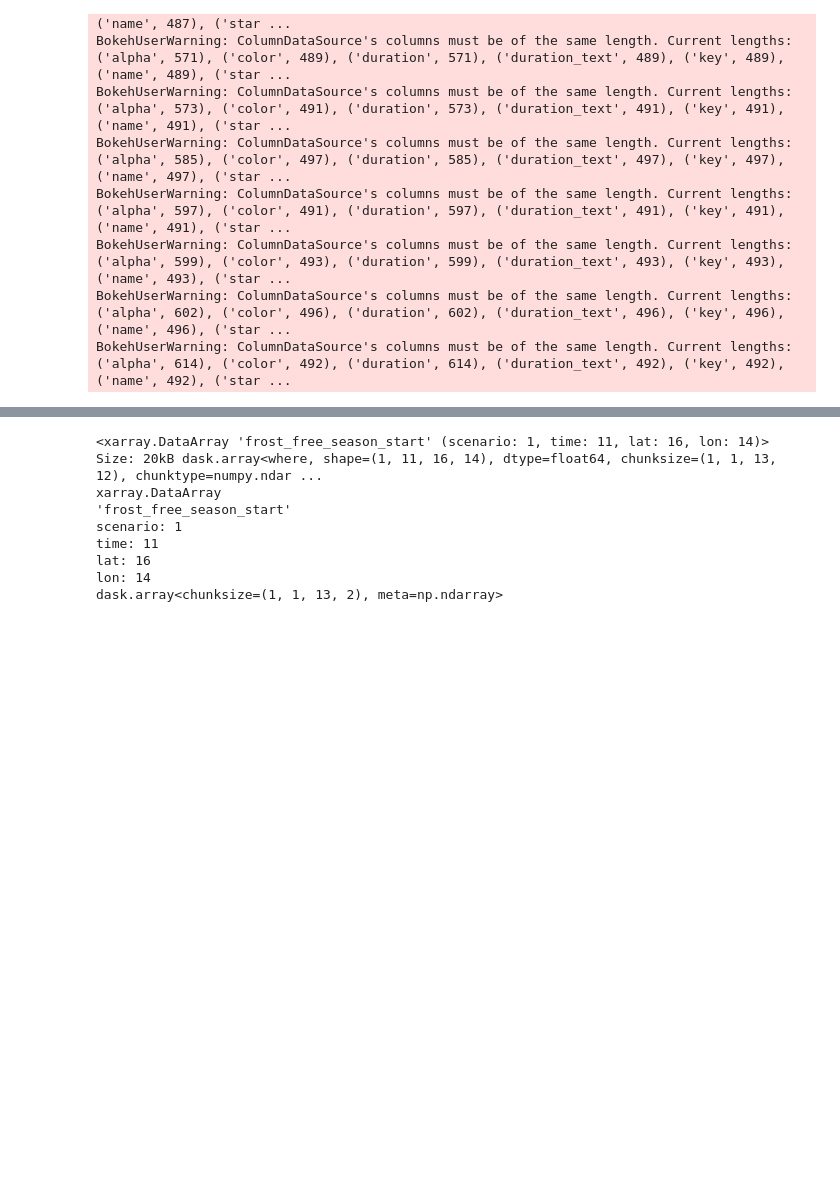
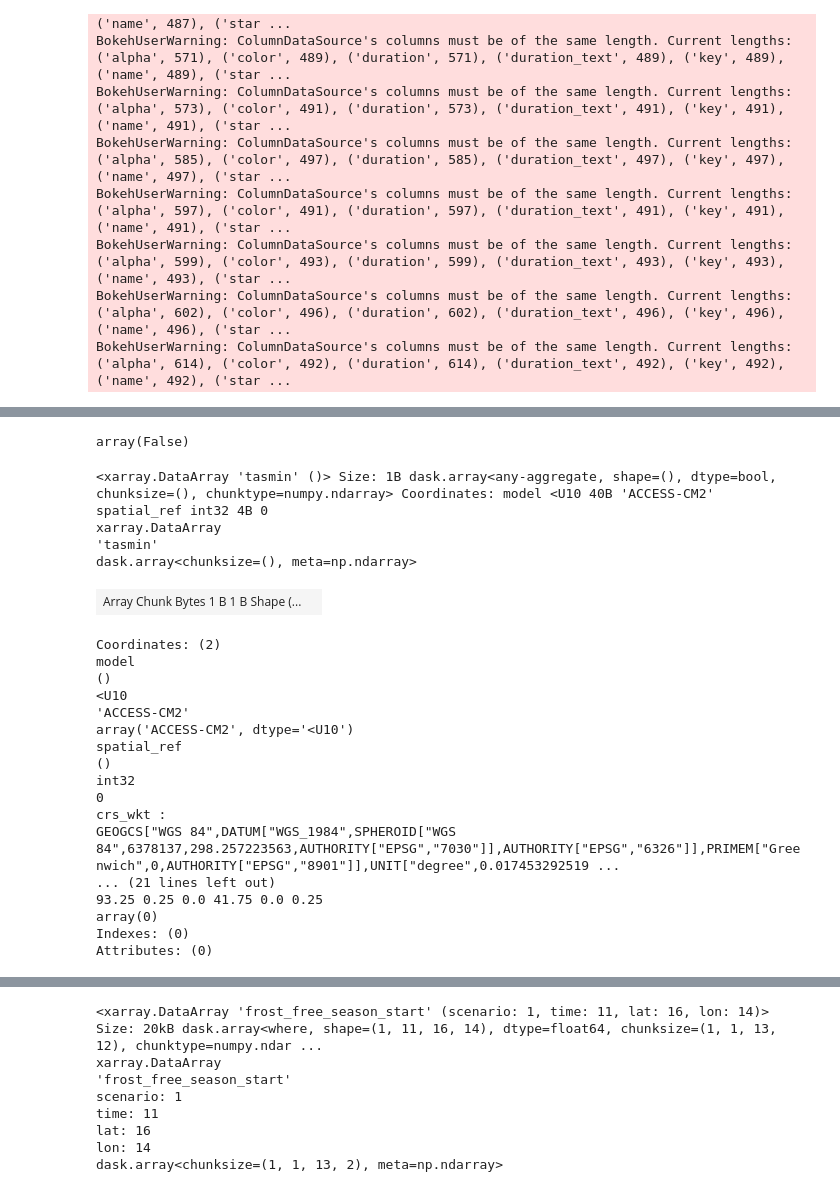
Before and after one commit to FixCarbon/um-mads, a Jupyter notebook: notebooks/tasmin_xclim.ipynb, the cells around one changed output, grey strips where cells are left out. Saved outputs shown, nothing was run; the diff lists cells and outputs as text; code cells hidden in the pictures; blank space fills up the shorter version.

```diff
--- a/notebooks/tasmin_xclim.ipynb
+++ b/notebooks/tasmin_xclim.ipynb
@@ -154,0 +222,29 @@ consecutive_frost_days_da = xclim.indicators.atmos.consecutive_frost_days(tasmin
+# %%
+filled_converted_da.isnull().any().values
+# %% [output]
+array(False)
+# %%
+da.isnull().any()
+# %% [output]
+<xarray.DataArray 'tasmin' ()> Size: 1B dask.array<any-aggregate, shape=(), dtype=bool, chunksize=(), chunktype=numpy.ndarray> Coordinates: model <U10 40B 'ACCESS-CM2' spatial_ref int32 4B 0
+xarray.DataArray
+'tasmin'
+dask.array<chunksize=(), meta=np.ndarray>
+| Array Chunk Bytes 1 B 1 B Shape (... |  |
+Coordinates: (2)
+model
+()
+<U10
+'ACCESS-CM2'
+array('ACCESS-CM2', dtype='<U10')
+spatial_ref
+()
+int32
+0
+crs_wkt :
+GEOGCS["WGS 84",DATUM["WGS_1984",SPHEROID["WGS 84",6378137,298.257223563,AUTHORITY["EPSG","7030"]],AUTHORITY["EPSG","6326"]],PRIMEM["Greenwich",0,AUTHORITY["EPSG","8901"]],UNIT["degree",0.017453292519 ...
+... (21 lines left out)
+93.25 0.25 0.0 41.75 0.0 0.25
+array(0)
+Indexes: (0)
+Attributes: (0)
```
Also changed, not shown: parts of 20 cells of this notebook.
